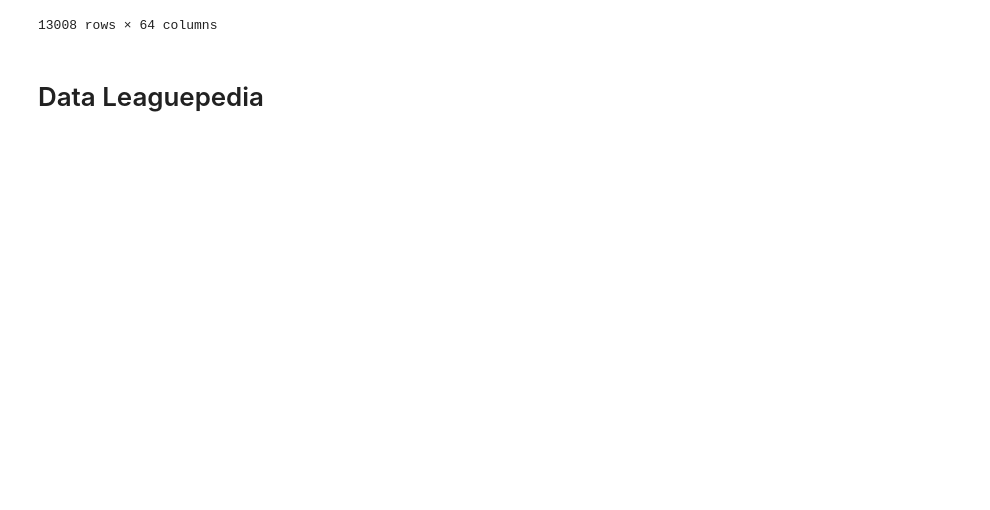
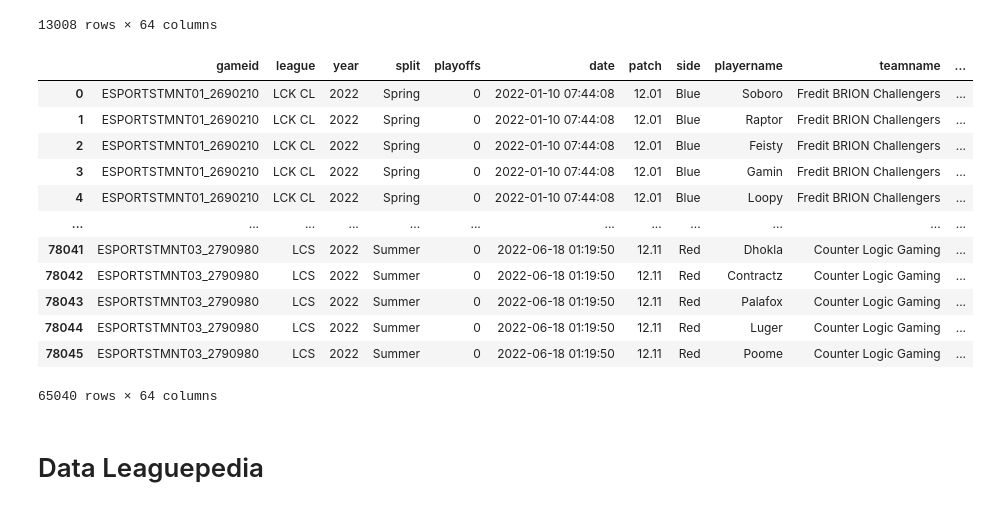
Before and after one commit to Tomlora/league, a Jupyter notebook: collecte_lol.ipynb, the cells around one changed output. Saved outputs shown, nothing was run; the diff lists cells and outputs as text; code cells hidden in the pictures; blank space fills up the shorter version.

```diff
--- a/collecte_lol.ipynb
+++ b/collecte_lol.ipynb
@@ -21,0 +11,21 @@ data_oracle
+# %%
+jour = str(datetime.now().day)
+month = str(datetime.now().month)
+year = str(datetime.now().year)
+
+# il faut ajouter le '0' devant, quand c'est nécessaire.
+
+if int(month) < 10:
+    month = '0' + str(month)
+
+if int(jour) < 10:
+    jour = '0' + str(jour)
+
+
+url_telechargement = f'https://oracleselixir-downloadable-match-data.s3-us-west-2.amazonaws.com/{year}_LoL_esports_match_data_from_OraclesElixir_{year}{month}{jour}.csv'
+
+urllib.request.urlretrieve(url_telechargement, "data_oracle.csv")
+
+data_oracle = pd.read_csv('data_oracle.csv')
+
+data_oracle
@@ -63,6 +87,23 @@ data_equipe
 | 78046 | ESPORTSTMNT03_2790980 | LCS | 2022 | Summer | 0 | 2022-06-18 01:19:50 | 12.11 | Blue | NaN | Dignitas | ... |
 | 78047 | ESPORTSTMNT03_2790980 | LCS | 2022 | Summer | 0 | 2022-06-18 01:19:50 | 12.11 | Red | NaN | Counter Logic Gaming | ... |
 13008 rows × 64 columns
+# %%
+data_joueurs = data_oracle[~data_oracle['playername'].isna()]
+data_joueurs
+# %% [output]
+|  | gameid | league | year | split | playoffs | date | patch | side | playername | teamname | ... |
+| 0 | ESPORTSTMNT01_2690210 | LCK CL | 2022 | Spring | 0 | 2022-01-10 07:44:08 | 12.01 | Blue | Soboro | Fredit BRION Challengers | ... |
+| 1 | ESPORTSTMNT01_2690210 | LCK CL | 2022 | Spring | 0 | 2022-01-10 07:44:08 | 12.01 | Blue | Raptor | Fredit BRION Challengers | ... |
+| 2 | ESPORTSTMNT01_2690210 | LCK CL | 2022 | Spring | 0 | 2022-01-10 07:44:08 | 12.01 | Blue | Feisty | Fredit BRION Challengers | ... |
+| 3 | ESPORTSTMNT01_2690210 | LCK CL | 2022 | Spring | 0 | 2022-01-10 07:44:08 | 12.01 | Blue | Gamin | Fredit BRION Challengers | ... |
+| 4 | ESPORTSTMNT01_2690210 | LCK CL | 2022 | Spring | 0 | 2022-01-10 07:44:08 | 12.01 | Blue | Loopy | Fredit BRION Challengers | ... |
+| ... | ... | ... | ... | ... | ... | ... | ... | ... | ... | ... | ... |
+| 78041 | ESPORTSTMNT03_2790980 | LCS | 2022 | Summer | 0 | 2022-06-18 01:19:50 | 12.11 | Red | Dhokla | Counter Logic Gaming | ... |
+| 78042 | ESPORTSTMNT03_2790980 | LCS | 2022 | Summer | 0 | 2022-06-18 01:19:50 | 12.11 | Red | Contractz | Counter Logic Gaming | ... |
+| 78043 | ESPORTSTMNT03_2790980 | LCS | 2022 | Summer | 0 | 2022-06-18 01:19:50 | 12.11 | Red | Palafox | Counter Logic Gaming | ... |
+| 78044 | ESPORTSTMNT03_2790980 | LCS | 2022 | Summer | 0 | 2022-06-18 01:19:50 | 12.11 | Red | Luger | Counter Logic Gaming | ... |
+| 78045 | ESPORTSTMNT03_2790980 | LCS | 2022 | Summer | 0 | 2022-06-18 01:19:50 | 12.11 | Red | Poome | Counter Logic Gaming | ... |
+65040 rows × 64 columns
 # %% [markdown]
 # Data Leaguepedia
 # %%
```
Also changed, not shown: parts of 5 cells of this notebook.
